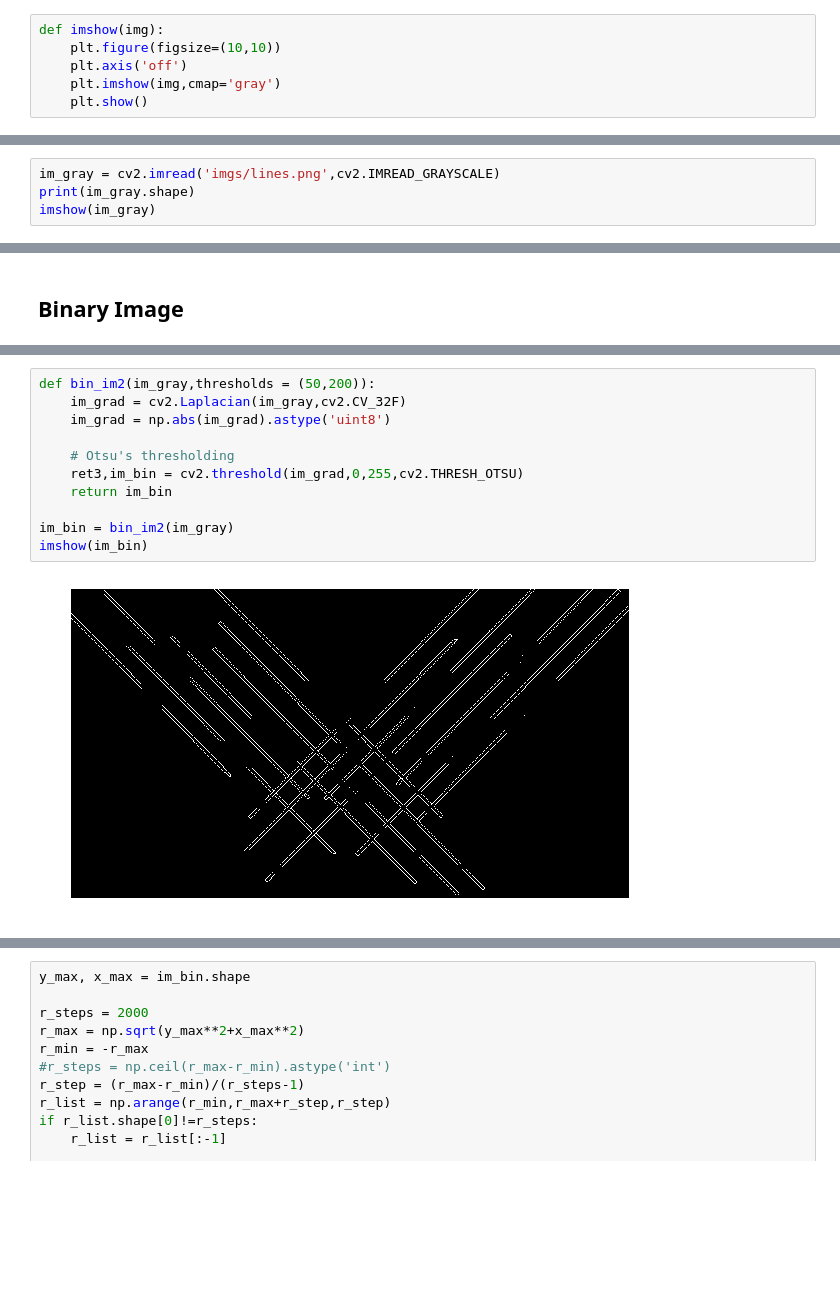
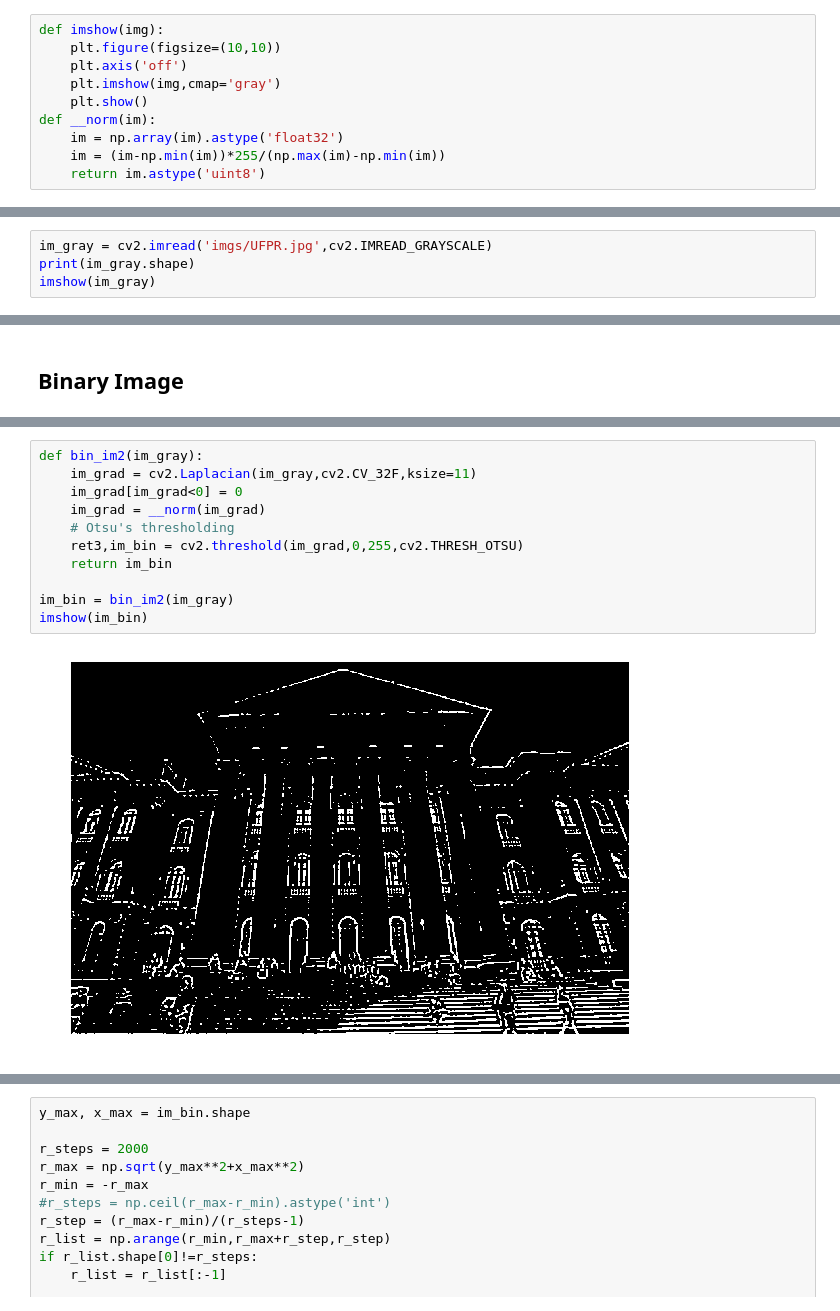
Before and after one commit to cordeirolibel/hough, a Jupyter notebook: hough.ipynb, the cells around one changed output, grey strips where cells are left out. Saved outputs shown, nothing was run; the diff lists cells and outputs as text; blank space fills up the shorter version.

```diff
--- a/hough.ipynb
+++ b/hough.ipynb
@@ -15,6 +15,10 @@ def imshow(img):
     plt.axis('off')
     plt.imshow(img,cmap='gray')
     plt.show()
+def __norm(im):
+    im = np.array(im).astype('float32')
+    im = (im-np.min(im))*255/(np.max(im)-np.min(im))
+    return im.astype('uint8')
 # %% [markdown]
 ## Open Image
 UFPR.jpg <br>
@@ -23,5 +28,5 @@ wave.jpg
 # %%
-im_gray = cv2.imread('imgs/lines.png',cv2.IMREAD_GRAYSCALE)
+im_gray = cv2.imread('imgs/UFPR.jpg',cv2.IMREAD_GRAYSCALE)
 print(im_gray.shape)
 imshow(im_gray)
 # %% [output]
@@ -43,16 +48,16 @@ imshow(im_bin)
 # %%
-def bin_im2(im_gray,thresholds = (50,200)):
-    im_grad = cv2.Laplacian(im_gray,cv2.CV_32F)
-    im_grad = np.abs(im_grad).astype('uint8')
-
+def bin_im2(im_gray):
+    im_grad = cv2.Laplacian(im_gray,cv2.CV_32F,ksize=11)
+    im_grad[im_grad<0] = 0
+    im_grad = __norm(im_grad)
     # Otsu's thresholding
     ret3,im_bin = cv2.threshold(im_grad,0,255,cv2.THRESH_OTSU)
     return im_bin
 
 im_bin = bin_im2(im_gray)
 imshow(im_bin)
 # %% [output]
-[figure, old version]
+[figure, new version]
 # %%
 def bin_im3(im_gray,thresholds = (50,200)):
     im_bin = cv2.Canny(im_gray,thresholds[0],thresholds[1])
```
Also changed, not shown: parts of 26 cells of this notebook, 6 other files.
